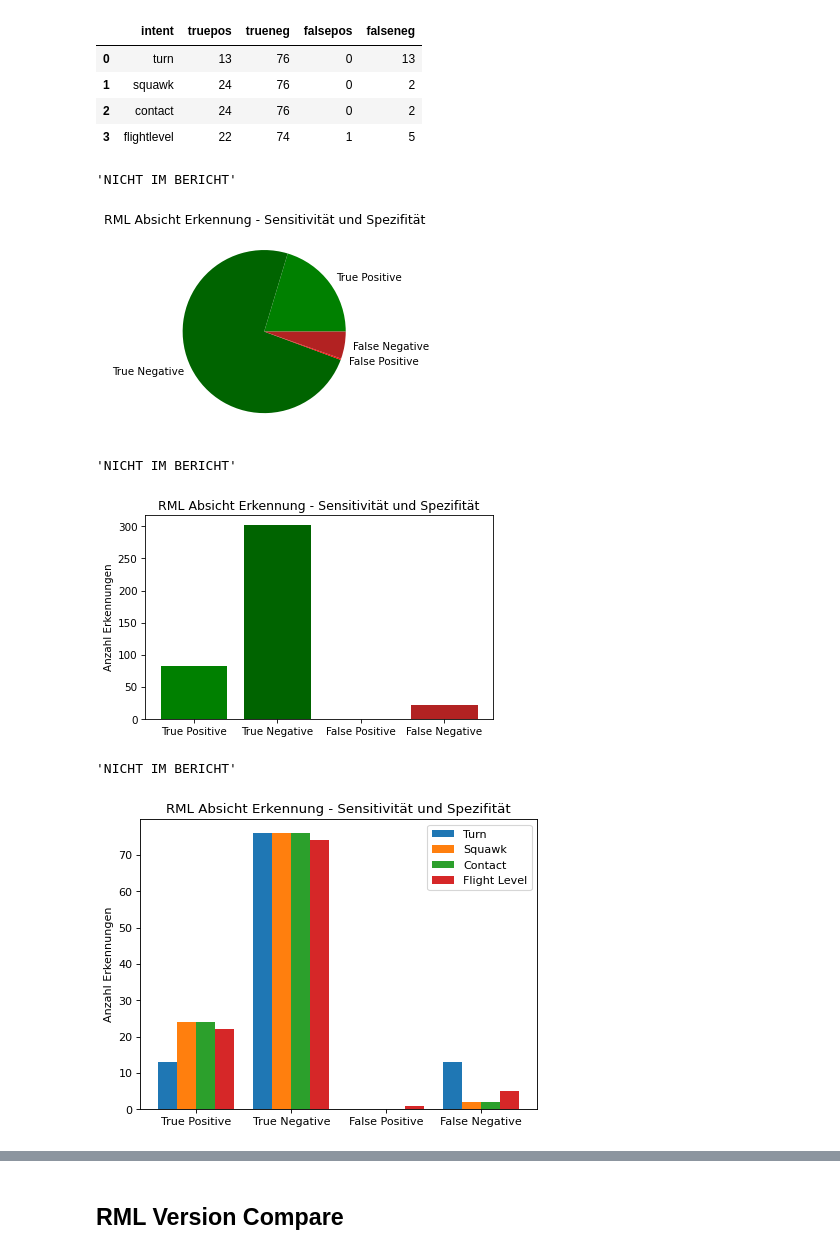
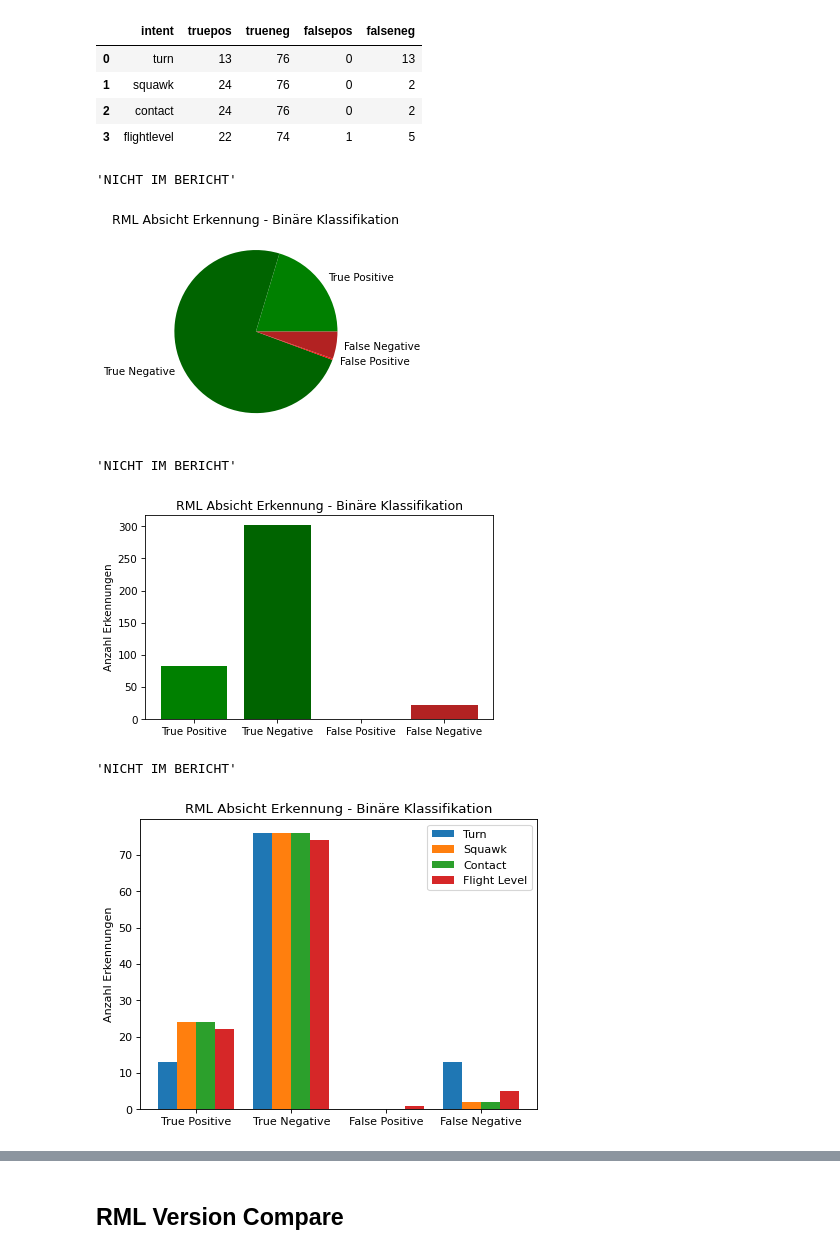
Before and after one commit to vettaioa/FluLoS-Code, a Jupyter notebook: calculation/statistics/ContextExtraction.ipynb, the cells around one changed output, grey strips where cells are left out. Drawn from its saved outputs; the diff is of its cells as text; code cells hidden in the pictures.

```diff
--- a/calculation/statistics/ContextExtraction.ipynb
+++ b/calculation/statistics/ContextExtraction.ipynb
@@ -934,24 +934,24 @@ pd.DataFrame(rmlPerIntentResults)
 # %%
 plt.figure(figsize=(4.8, 3.6), dpi=75)
 plt.subplot()
 
 labels = ['True Positive', 'True Negative', 'False Positive', 'False Negative']
 colors = ['green',  'darkgreen', 'red', 'firebrick']
 values = np.array([rmlPerIntentResults[c] for c in ['truepos','trueneg','falsepos','falseneg']]).sum(axis=1)
 
 #labels = ['True Positive', 'False Positive', 'False Negative']
 #colors = ['green',  'red', 'firebrick']
 #values = np.array([rmlPerIntentResults[c] for c in ['truepos','falsepos','falseneg']]).sum(axis=1)
 
-plt.title('RML Absicht Erkennung - Sensitivität und Spezifität')
+plt.title('RML Absicht Erkennung - Binäre Klassifikation')
 
 plt.pie(values, labels=labels, colors=colors)
 
 display('NICHT IM BERICHT')
 plt.show()
 # %% [output]
 'NICHT IM BERICHT'
-[figure, old version]
+[figure, new version]
 # %%
 plt.figure(figsize=(6, 3.6), dpi=75)
 plt.subplot()
@@ -961,7 +961,7 @@ colors = ['green',  'darkgreen', 'red', 'firebrick']
 values = [sum(rmlPerIntentResults[c]) for c in ['truepos','trueneg','falsepos','falseneg']]
 
 
-plt.title('RML Absicht Erkennung - Sensitivität und Spezifität')
+plt.title('RML Absicht Erkennung - Binäre Klassifikation')
 plt.ylabel('Anzahl Erkennungen')
 
 plt.bar(labels, values, color=colors)
@@ -970,7 +970,7 @@ display('NICHT IM BERICHT')
 plt.show()
 # %% [output]
 'NICHT IM BERICHT'
-[figure, old version]
+[figure, new version]
 # %%
 plt.figure(figsize=(6.4, 4.8), dpi=80)
 plt.subplot()
@@ -985,7 +985,7 @@ for i in range(len(rmlPerIntentResults['intent'])):
     plt.bar(ind + (width * i), intentValues, width, label=intentLabels[rmlPerIntentResults['intent'][i]])
 
 plt.ylabel('Anzahl Erkennungen')
-plt.title('RML Absicht Erkennung - Sensitivität und Spezifität')
+plt.title('RML Absicht Erkennung - Binäre Klassifikation')
 
 plt.xticks(ind + 1.5 * width, ('True Positive', 'True Negative', 'False Positive', 'False Negative'))
 plt.legend(loc='best')
@@ -994,7 +994,7 @@ display('NICHT IM BERICHT')
 plt.show()
 # %% [output]
 'NICHT IM BERICHT'
-[figure, old version]
+[figure, new version]
 # %%
 plt.figure(figsize=(6.4, 4.8), dpi=80)
 plt.subplot()
```
Also changed, not shown: parts of 10 cells of this notebook, 1 other file.
